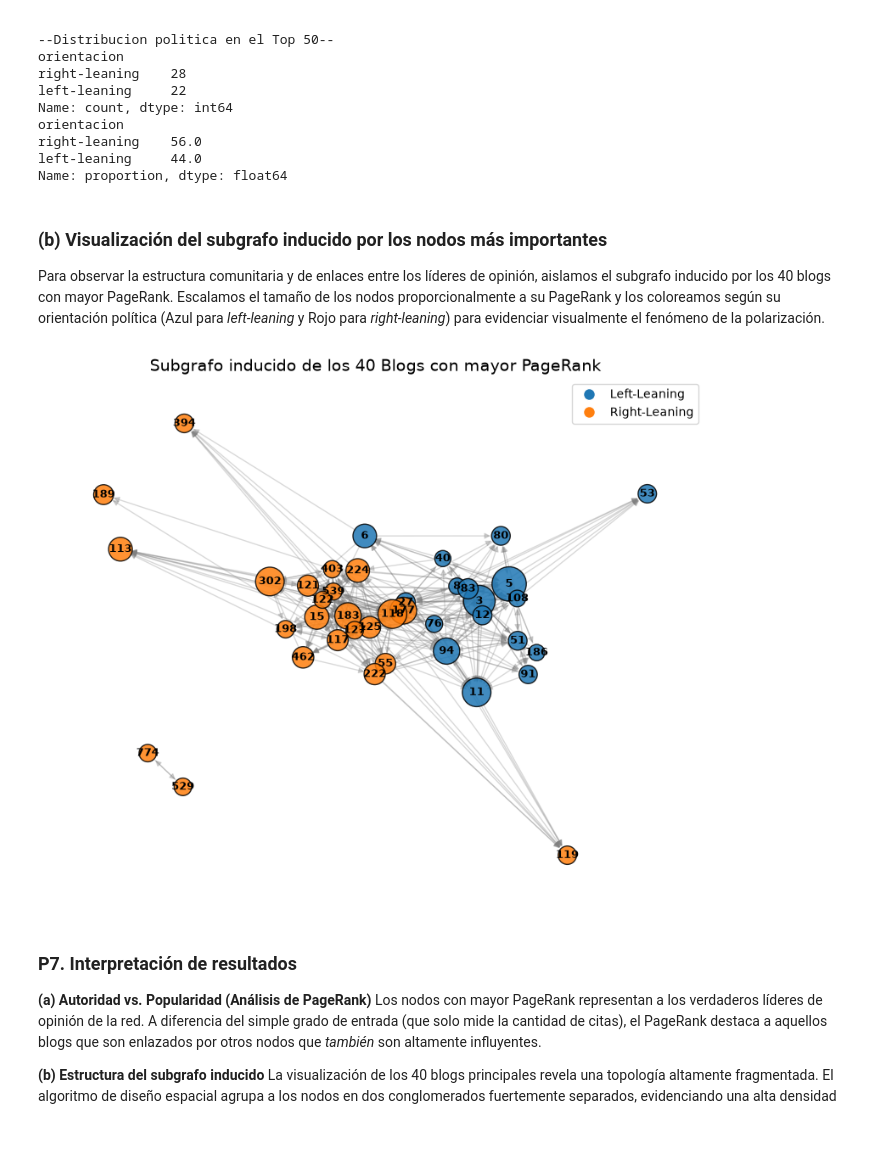
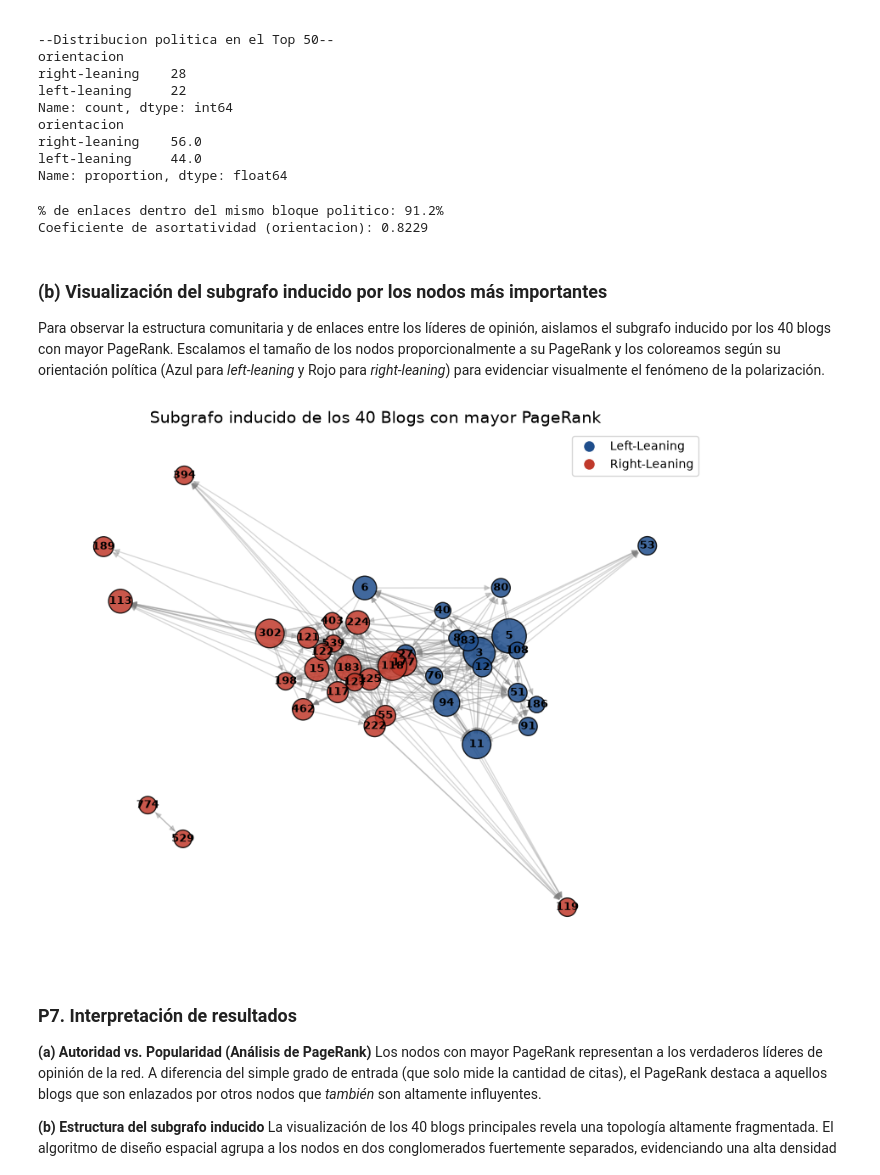
Before and after one commit to vickyotarola/Proyecto_2, a Jupyter notebook: proyecto_2.ipynb, the cells around one changed output. Cells and saved outputs as stored; diff of their text form; code cells hidden in the pictures; blank space fills up the shorter version.

Commit message:
avnace y agrego visualizaciones

```diff
--- a/proyecto_2.ipynb
+++ b/proyecto_2.ipynb
@@ -780,6 +829,24 @@ orientacion
 right-leaning    56.0
 left-leaning     44.0
 Name: proportion, dtype: float64
+# %%
+# ¿que fraccion de los enlaces conecta nodos de la MISMA orientacion?
+orientaciones = nx.get_node_attributes(grafo, "orientacion")
+
+enlaces_mismo_bloque = sum(
+    1 for u, v in grafo.edges()
+    if orientaciones[u] == orientaciones[v]
+)
+frac_mismo_bloque = enlaces_mismo_bloque / grafo.number_of_edges()
+
+# coeficiente de asortatividad por atributo (entre -1 y 1; > 0 = homofilia)
+asortatividad = nx.attribute_assortativity_coefficient(grafo, "orientacion")
+
+print(f"% de enlaces dentro del mismo bloque politico: {frac_mismo_bloque*100:.1f}%")
+print(f"Coeficiente de asortatividad (orientacion): {asortatividad:.4f}")
+# %% [output]
+% de enlaces dentro del mismo bloque politico: 91.2%
+Coeficiente de asortatividad (orientacion): 0.8229
 # %% [markdown]
 ### (b) Visualización del subgrafo inducido por los nodos más importantes
 
@@ -787,34 +854,33 @@ Para observar la estructura comunitaria y de enlaces entre los líderes de opini
 # %%
 # Eligiendo los 40 nodos mas iportantes
 top_40_pagerank = tabla_pagerank.sort_values(by="pagerank", ascending=False).head(40)["nodo"].tolist()
 subgrafo = G.subgraph(top_40_pagerank)
 colores_politicos = {
-    "left-leaning": "#1f77b4",
-    "right-leaning": "#ff7f0e",
+    "left-leaning": "#1f4e8c",#azul
+    "right-leaning": "#c0392b",#rojo
 }
 dict_pagerank = dict(zip(tabla_pagerank["nodo"], tabla_pagerank["pagerank"]))
 
 node_colors = [colores_politicos[subgrafo.nodes[nodo]["orientacion"]] for nodo in subgrafo.nodes()]
 node_sizes = [dict_pagerank[nodo] * 45000 for nodo in subgrafo.nodes()]
 pos = nx.spring_layout(subgrafo, k=0.4, seed=42)
 plt.figure(figsize=(10, 8))
 nx.draw_networkx_nodes(subgrafo, pos, node_color=node_colors, node_size=node_sizes, alpha=0.85, edgecolors="black")
 nx.draw_networkx_edges(subgrafo, pos, alpha=0.3, edge_color="grey")
 nx.draw_networkx_labels(subgrafo, pos, font_size=9, font_weight="bold")
 
-legend_elements = [Line2D([0], [0], marker='o', color='w', label='Left-Leaning', markerfacecolor=colores_politicos["left-leaning"], markersize=10),
-                   Line2D([0], [0], marker='o', color='w', label='Right-Leaning', markerfacecolor=colores_politicos["right-leaning"], markersize=10)
+legend_elements = [Line2D([0], [0], marker='o', color='w', label='Left-Leaning', markerfacecolor="#1f4e8c", markersize=10),
+                   Line2D([0], [0], marker='o', color='w', label='Right-Leaning', markerfacecolor="#c0392b", markersize=10)
                    ]
-
 
 plt.legend(handles=legend_elements, loc="upper right")
 plt.title("Subgrafo inducido de los 40 Blogs con mayor PageRank", fontsize=14)
 plt.axis("off")
 
 plt.savefig(f"./figures/p5d_subgrafo_top_40_pagerank.png", dpi=300, bbox_inches="tight")
 plt.show()
 # %% [output]
-[figure, old version]
+[figure, new version]
 # %% [markdown]
 ### P7. Interpretación de resultados
 
```
Also changed, not shown: parts of 3 cells of this notebook, 4 other files.
